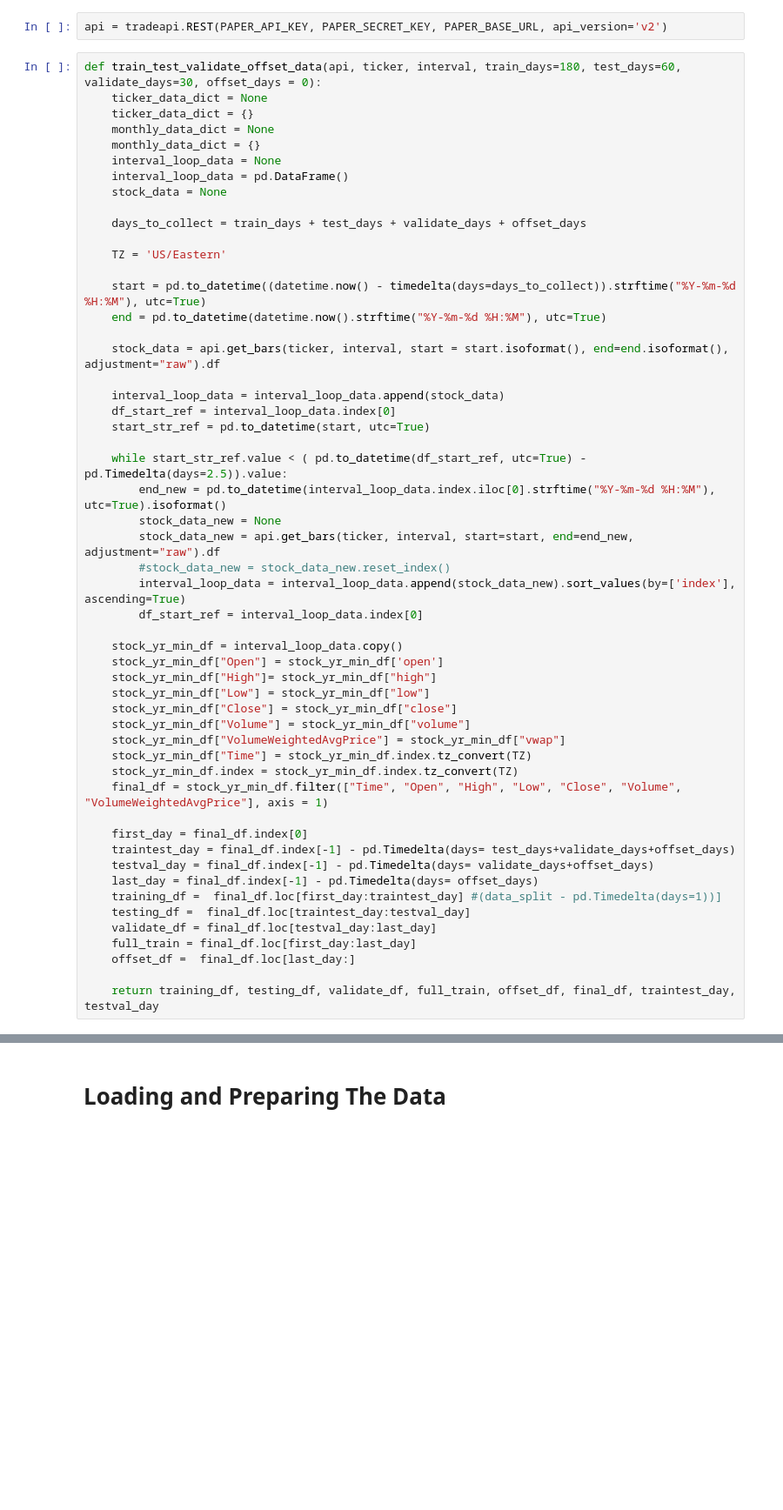
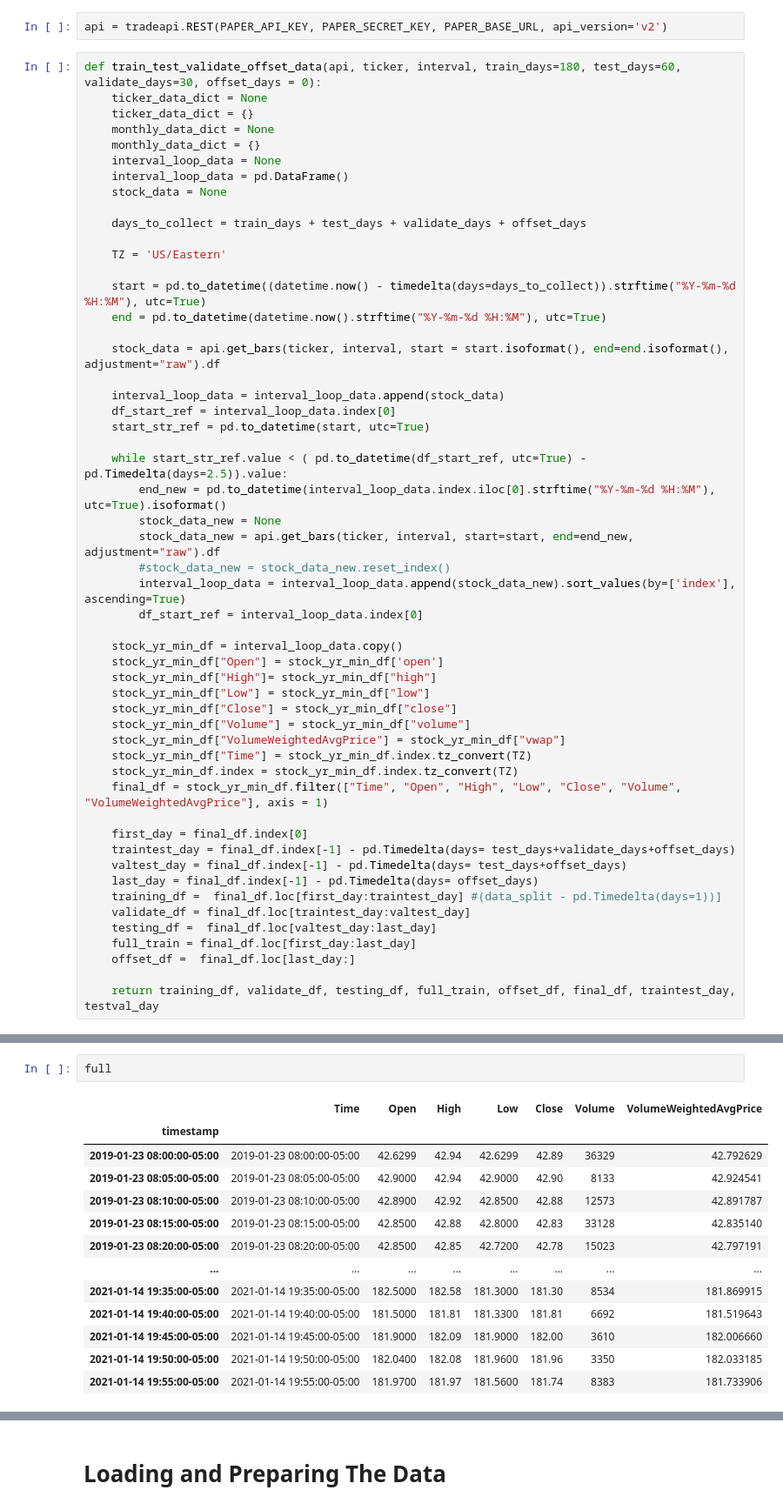
Before and after one commit to Cloblak/aipi540_deeplearning, a Jupyter notebook: 1D_CNN_Attempts/1D_CNN.ipynb, the cells around one changed output, grey strips where cells are left out. Shown at 87% size. Cells and saved outputs as stored; diff of their text form; blank space fills up the shorter version.

```diff
--- a/1D_CNN_Attempts/1D_CNN.ipynb
+++ b/1D_CNN_Attempts/1D_CNN.ipynb
@@ -74,13 +77,13 @@ def train_test_validate_offset_data(api, ticker, interval, train_days=180, test_
 
     first_day = final_df.index[0]
     traintest_day = final_df.index[-1] - pd.Timedelta(days= test_days+validate_days+offset_days)
-    testval_day = final_df.index[-1] - pd.Timedelta(days= validate_days+offset_days)
+    valtest_day = final_df.index[-1] - pd.Timedelta(days= test_days+offset_days)
     last_day = final_df.index[-1] - pd.Timedelta(days= offset_days)
     training_df =  final_df.loc[first_day:traintest_day] #(data_split - pd.Timedelta(days=1))]
-    testing_df =  final_df.loc[traintest_day:testval_day]
-    validate_df = final_df.loc[testval_day:last_day]
+    validate_df = final_df.loc[traintest_day:valtest_day]
+    testing_df =  final_df.loc[valtest_day:last_day]
     full_train = final_df.loc[first_day:last_day]
     offset_df =  final_df.loc[last_day:]
 
-    return training_df, testing_df, validate_df, full_train, offset_df, final_df, traintest_day, testval_day
+    return training_df, validate_df, testing_df, full_train, offset_df, final_df, traintest_day, testval_day
 # %%
@@ -96,3 +99,19 @@ train, test, val, full, offset, complete, traintest_day, testval_day = train_tes
                                                                                      test_days=test_day_int,
                                                                                      validate_days=val_day_int,
                                                                                      offset_days = offset_day_int)
+# %%
+full
+# %% [output]
+|  | Time | Open | High | Low | Close | Volume | VolumeWeightedAvgPrice |
+| timestamp |  |  |  |  |  |  |  |
+| 2019-01-23 08:00:00-05:00 | 2019-01-23 08:00:00-05:00 | 42.6299 | 42.94 | 42.6299 | 42.89 | 36329 | 42.792629 |
+| 2019-01-23 08:05:00-05:00 | 2019-01-23 08:05:00-05:00 | 42.9000 | 42.94 | 42.9000 | 42.90 | 8133 | 42.924541 |
+| 2019-01-23 08:10:00-05:00 | 2019-01-23 08:10:00-05:00 | 42.8900 | 42.92 | 42.8500 | 42.88 | 12573 | 42.891787 |
+| 2019-01-23 08:15:00-05:00 | 2019-01-23 08:15:00-05:00 | 42.8500 | 42.88 | 42.8000 | 42.83 | 33128 | 42.835140 |
+| 2019-01-23 08:20:00-05:00 | 2019-01-23 08:20:00-05:00 | 42.8500 | 42.85 | 42.7200 | 42.78 | 15023 | 42.797191 |
+| ... | ... | ... | ... | ... | ... | ... | ... |
+| 2021-01-14 19:35:00-05:00 | 2021-01-14 19:35:00-05:00 | 182.5000 | 182.58 | 181.3000 | 181.30 | 8534 | 181.869915 |
+| 2021-01-14 19:40:00-05:00 | 2021-01-14 19:40:00-05:00 | 181.5000 | 181.81 | 181.3300 | 181.81 | 6692 | 181.519643 |
+| 2021-01-14 19:45:00-05:00 | 2021-01-14 19:45:00-05:00 | 181.9000 | 182.09 | 181.9000 | 182.00 | 3610 | 182.006660 |
+| 2021-01-14 19:50:00-05:00 | 2021-01-14 19:50:00-05:00 | 182.0400 | 182.08 | 181.9600 | 181.96 | 3350 | 182.033185 |
+| 2021-01-14 19:55:00-05:00 | 2021-01-14 19:55:00-05:00 | 181.9700 | 181.97 | 181.5600 | 181.74 | 8383 | 181.733906 |
```
Also changed, not shown: parts of 11 cells of this notebook.
